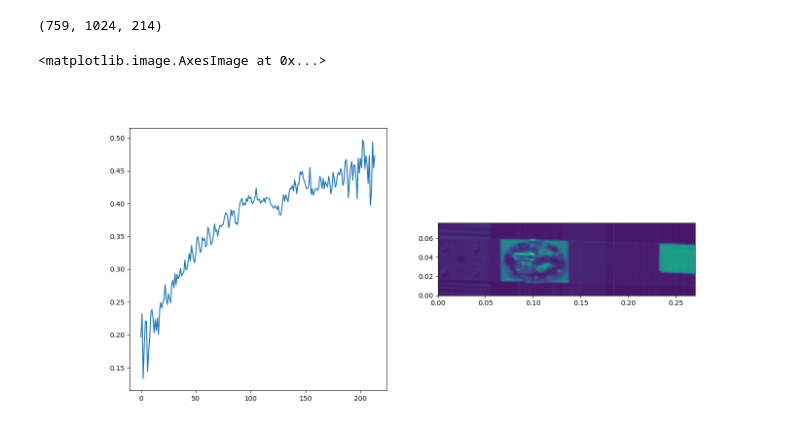
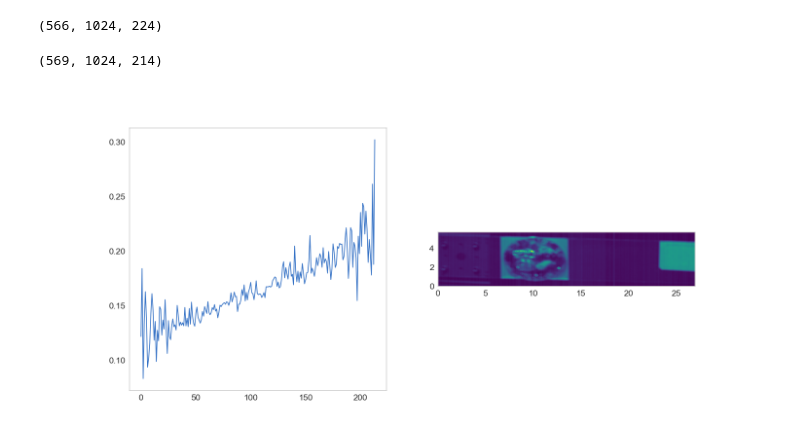
Before and after one commit to tomasjmlopes/Spectral_repo, a Jupyter notebook: Hyperspectral_glass/preliminary_reflectance.ipynb, the cells around one changed output. Saved outputs shown, nothing was run; the diff lists cells and outputs as text; code cells hidden in the pictures.

```diff
--- a/Hyperspectral_glass/preliminary_reflectance.ipynb
+++ b/Hyperspectral_glass/preliminary_reflectance.ipynb
@@ -6,7 +6,7 @@ import spectral.io.envi as envi
 from pysptools import spectro, noise
 %matplotlib widget
 # %%
-fpath = r'F:/Data/Data_HSI/CRAS/Specim/Refletancia/'
+fpath = r'D:/Data/Data_HSI/CRAS/Specim/Refletancia/'
 fname_wref = r'1 - Referencia Branco/conversion_output/2024-02-28T12_42_59+0000'
 fname_dref = r'2 - Referencia Preto/conversion_output/2024-02-28T12_52_00+0000'
 # fname_dref = r'3 - Vidro Verde/conversion_output/2024-02-28T12_53_51+0000_dark_frames'
@@ -24,28 +24,34 @@ mask_W = white_nparr[:, :, 50] > 450
 ref_white = white_nparr[mask_W].mean(axis = 0)
 mask_D = dark_nparr[:, :, 150] < 160
 ref_dark = dark_nparr[mask_D].mean(axis = 0)
+# %%
+corrected_nparr.shape
+# %% [output]
+(566, 1024, 224)
 # %%
-corrected_nparr = (data_nparr - ref_dark)/(ref_white - ref_dark)
+corrected_nparr = ((data_nparr - ref_dark)/(ref_white - ref_dark))[120:-70]
 # %%
 deny_bands = 10
 ffs = noise.SavitzkyGolay().denoise_bands(corrected_nparr[:, :, deny_bands:], 7, 2)
 ffs.shape
 # %% [output]
-(759, 1024, 214)
+(569, 1024, 214)
 # %%
-specim_fps = 1/(20e-3)
+exposure_time = 20e-3
+specim_fps = 1/exposure_time
 stage_speed = 5e-3
-y_size = ffs.shape[0]/specim_fps*stage_speed #m
-x_size = 0.09*3 #m
+y_size = ffs.shape[0]/specim_fps*stage_speed * 1e2 #cm
+x_size = 0.09*3 * 1e2 #cm
 # %%
 fig, ax = subplots(1, 2, figsize = (15, 7))
 
 axs = ax[0]
 axs.plot(ffs[394, 370])
+axs.grid(False)
 
 axs = ax[1]
 wl = 100
 axs.imshow(ffs[:, :, wl], extent = (0, x_size, 0, y_size))
+axs.grid(False)
 # %% [output]
-<matplotlib.image.AxesImage at 0x...>
-[figure, old version]
+[figure, new version]
```
Also changed, not shown: 3 other files.
